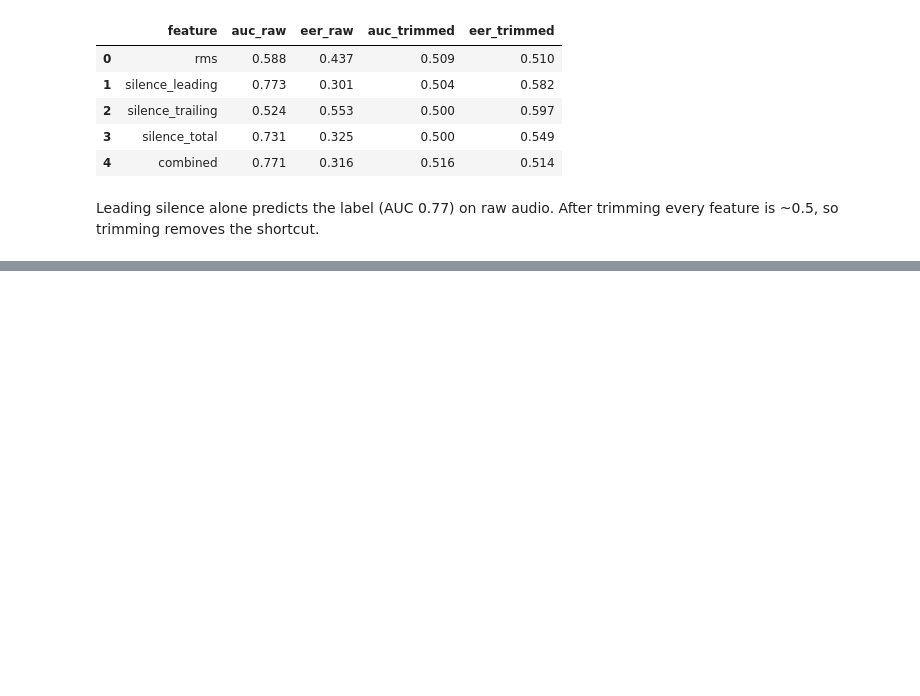
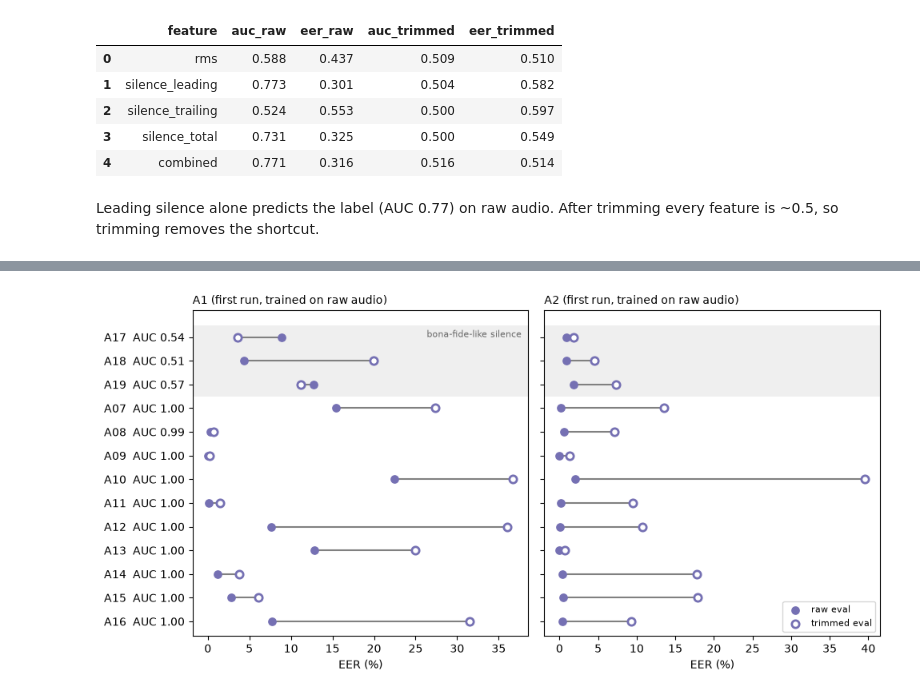
Before and after one commit to Qwenty228/GC2-EchoJEV, a Jupyter notebook: SystemCode/notebooks/02_asvspoof2019_audit.ipynb, the cells around one changed output, grey strips where cells are left out. Cells and saved outputs as stored; diff of their text form; code cells hidden in the pictures; blank space fills up the shorter version.

```diff
--- a/SystemCode/notebooks/02_asvspoof2019_audit.ipynb
+++ b/SystemCode/notebooks/02_asvspoof2019_audit.ipynb
@@ -64,0 +185,16 @@ Leading silence alone predicts the label (AUC 0.77) on raw audio. After trimming
+# %%
+bona = ev[ev.label == "bonafide"]
+per_attack = pd.DataFrame([
+    {"attack_id": a, "median_lead_s": g.lead_s.median(),
+     "silence_auc": roc_auc(pd.concat([bona, g]).lead_s, pd.concat([bona, g]).label, higher_is_spoof=False)}
+    for a, g in ev[ev.label == "spoof"].groupby("attack_id")
+]).set_index("attack_id")
+per_attack["group"] = np.where(per_attack.silence_auc > 0.9, "silence-separable", "bona-fide-like silence")
+
+e3 = pd.read_csv("../reports/tables/E3_per_attack.csv").set_index(["system", "silence_mode"])
+for system in ["a1", "a2"]:
+    for mode in ["raw", "trimmed"]:
+        per_attack[f"{system}_{mode}_eer"] = e3.loc[(system, mode), per_attack.index].astype(float) * 100
+    per_attack[f"{system}_rise"] = per_attack[f"{system}_trimmed_eer"] - per_attack[f"{system}_raw_eer"]
+display(per_attack.round(2))
+per_attack.groupby("group")[["silence_auc", "a1_rise", "a2_rise"]].median().round(2)
@@ -64,0 +221,19 @@ Leading silence alone predicts the label (AUC 0.77) on raw audio. After trimming
+# %%
+order = per_attack.sort_values(["group", "attack_id"], ascending=[False, False]).index
+y = np.arange(len(order))
+fig, axes = plt.subplots(1, 2, figsize=(10, 5), sharey=True)
+for ax, system in zip(axes, ["a1", "a2"]):
+    raw, trim = per_attack.loc[order, f"{system}_raw_eer"], per_attack.loc[order, f"{system}_trimmed_eer"]
+    ax.hlines(y, raw, trim, color="grey", linewidth=1.5)
+    ax.scatter(raw, y, s=45, color="#7570b3", zorder=3, label="raw eval")
+    ax.scatter(trim, y, s=45, facecolor="white", edgecolor="#7570b3", linewidth=2, zorder=3, label="trimmed eval")
+    ax.axhspan(len(y) - 3.5, len(y) - 0.5, color="grey", alpha=0.12, linewidth=0)
+    ax.set_title(f"{system.upper()} (first run, trained on raw audio)", loc="left", fontsize=10)
+    ax.set_xlabel("EER (%)")
+axes[0].set_yticks(y, [f"{a}  AUC {per_attack.silence_auc[a]:.2f}" for a in order])
+axes[0].text(0.98, len(y) - 1, "bona-fide-like silence", transform=axes[0].get_yaxis_transform(), ha="right", fontsize=8,
+             color="dimgray")
+axes[1].legend(loc="lower right", fontsize=8)
+fig.tight_layout()
+# %% [output]
+[figure, added]
```
Also changed, not shown: parts of 15 cells of this notebook.
